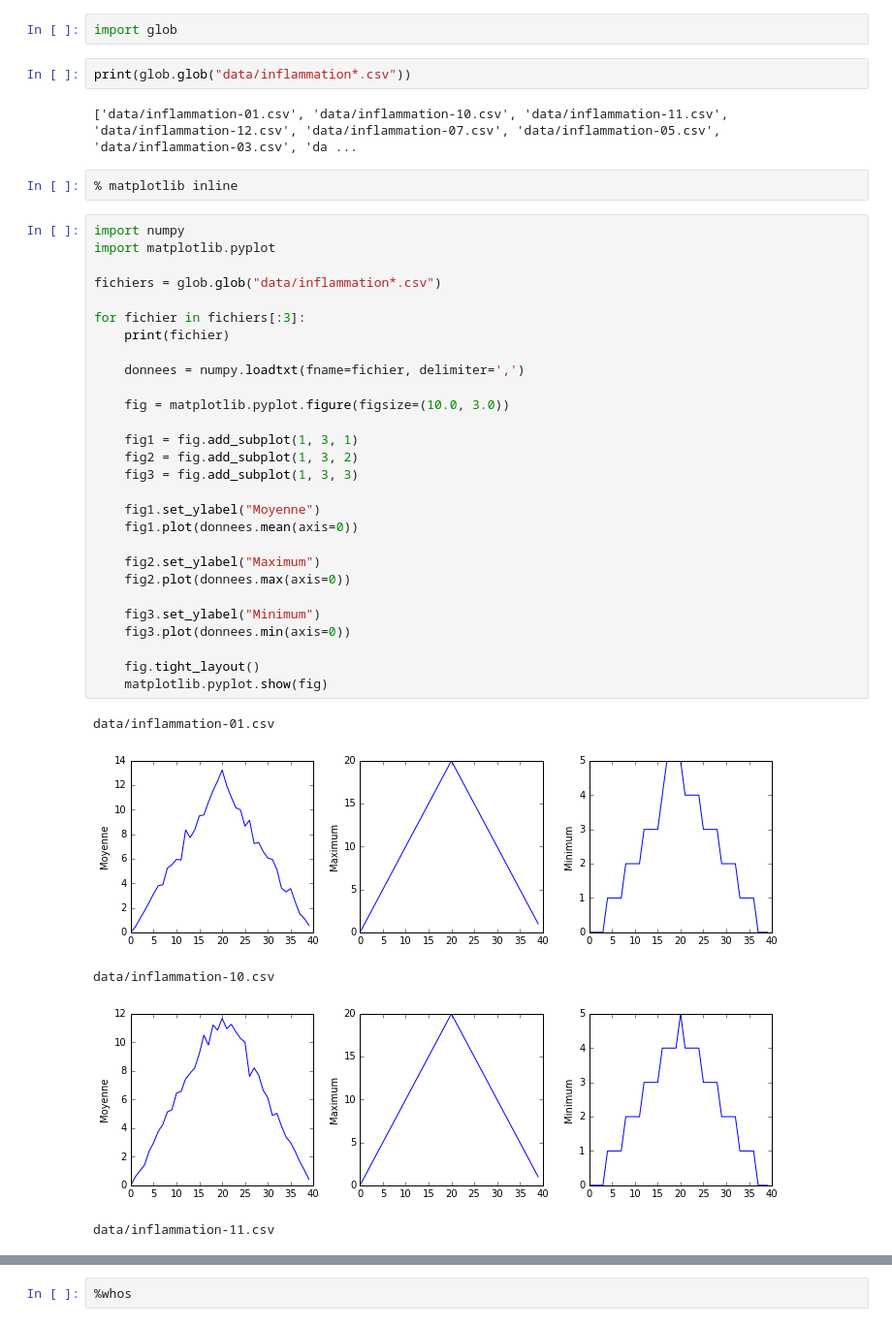
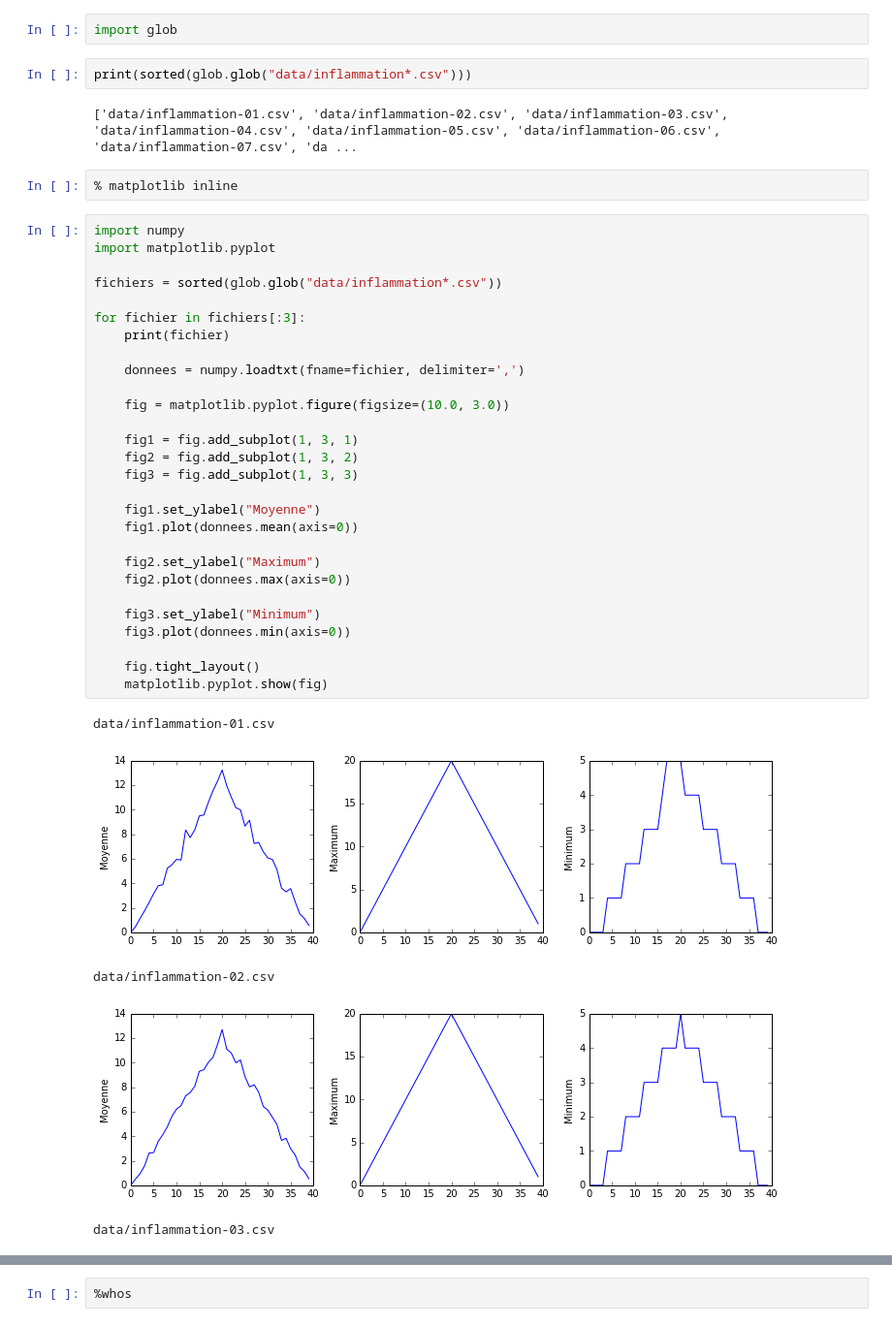
Before and after one commit to plstonge/swc-python-ipynb, a Jupyter notebook: python-2016-06-06.ipynb, the cells around one changed output, grey strips where cells are left out. Shown: that part at 97% size. Drawn from its saved outputs; the diff is of its cells as text.

```diff
--- a/python-2016-06-06.ipynb
+++ b/python-2016-06-06.ipynb
@@ -467,45 +467,45 @@ push_ipynb.sh*  python-novice-inflammation-data.zip  Untitled.ipynb
 # %%
 import glob
 # %%
-print(glob.glob("data/inflammation*.csv"))
+print(sorted(glob.glob("data/inflammation*.csv")))
 # %% [output]
-['data/inflammation-01.csv', 'data/inflammation-10.csv', 'data/inflammation-11.csv', 'data/inflammation-12.csv', 'data/inflammation-07.csv', 'data/inflammation-05.csv', 'data/inflammation-03.csv', 'da ...
+['data/inflammation-01.csv', 'data/inflammation-02.csv', 'data/inflammation-03.csv', 'data/inflammation-04.csv', 'data/inflammation-05.csv', 'data/inflammation-06.csv', 'data/inflammation-07.csv', 'da ...
 # %%
 % matplotlib inline
 # %%
 import numpy
 import matplotlib.pyplot
 
-fichiers = glob.glob("data/inflammation*.csv")
+fichiers = sorted(glob.glob("data/inflammation*.csv"))
 
 for fichier in fichiers[:3]:
     print(fichier)
 
     donnees = numpy.loadtxt(fname=fichier, delimiter=',')
 
     fig = matplotlib.pyplot.figure(figsize=(10.0, 3.0))
 
     fig1 = fig.add_subplot(1, 3, 1)
     fig2 = fig.add_subplot(1, 3, 2)
     fig3 = fig.add_subplot(1, 3, 3)
 
     fig1.set_ylabel("Moyenne")
     fig1.plot(donnees.mean(axis=0))
 
     fig2.set_ylabel("Maximum")
     fig2.plot(donnees.max(axis=0))
 
     fig3.set_ylabel("Minimum")
     fig3.plot(donnees.min(axis=0))
 
     fig.tight_layout()
     matplotlib.pyplot.show(fig)
 # %% [output]
 data/inflammation-01.csv
 [figure]
-data/inflammation-10.csv
+data/inflammation-02.csv
-[figure, old version]
+[figure, new version]
-data/inflammation-11.csv
+data/inflammation-03.csv
 [figure]
 # %%
 %whos
```
